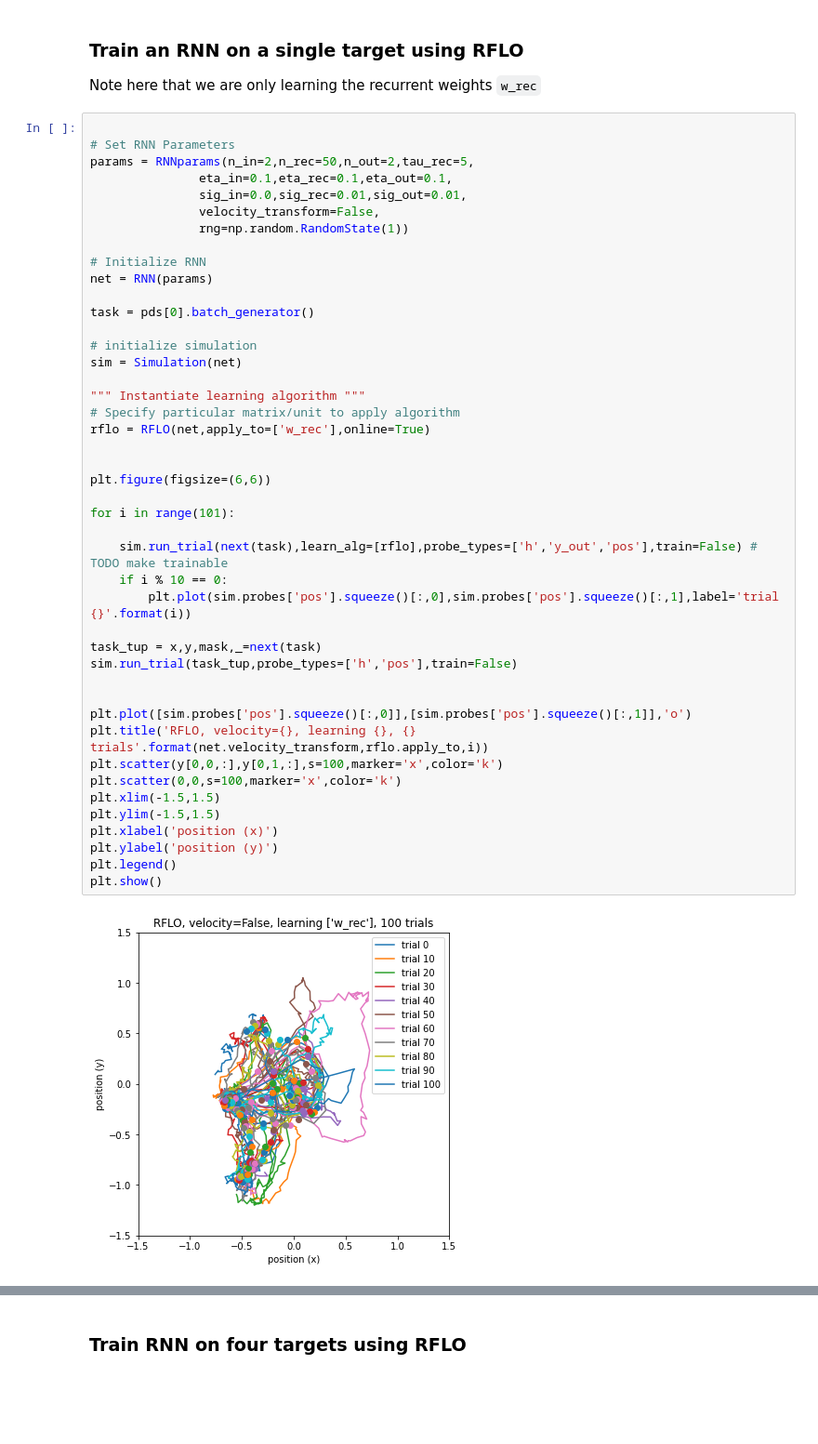
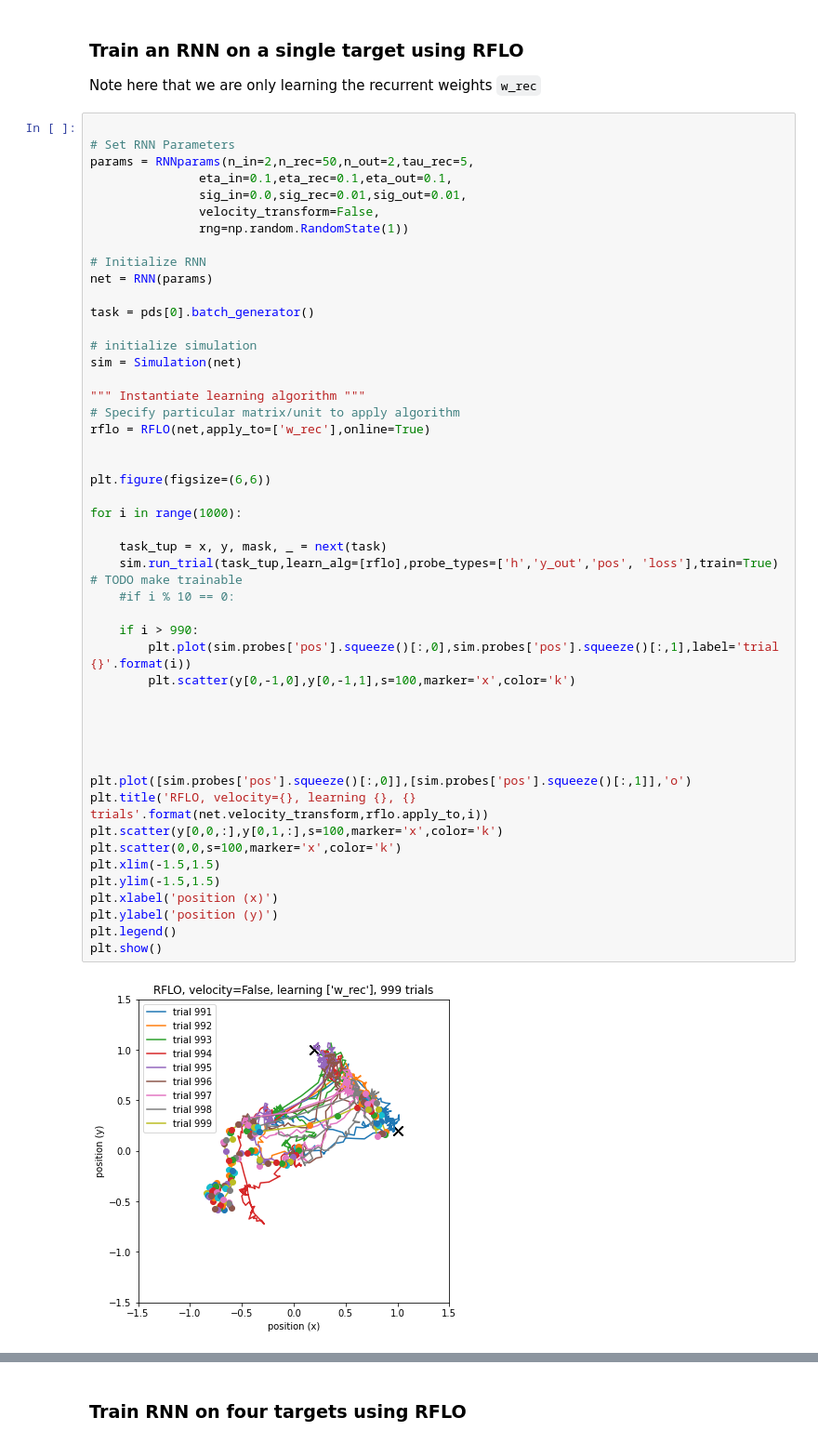
Before and after one commit to jacobfulano/rnn-learning, a Jupyter notebook: psychrnn-testing/Example1-RFLO.ipynb, the cells around one changed output, grey strips where cells are left out. Shown at 93% size. Saved outputs shown, nothing was run; the diff lists cells and outputs as text; blank space fills up the shorter version.

```diff
--- a/psychrnn-testing/Example1-RFLO.ipynb
+++ b/psychrnn-testing/Example1-RFLO.ipynb
@@ -121,36 +124,40 @@ params = RNNparams(n_in=2,n_rec=50,n_out=2,tau_rec=5,
 net = RNN(params)
 
 task = pds[0].batch_generator()
 
 # initialize simulation
 sim = Simulation(net)
 
 """ Instantiate learning algorithm """
 # Specify particular matrix/unit to apply algorithm
 rflo = RFLO(net,apply_to=['w_rec'],online=True)
 
 
 plt.figure(figsize=(6,6))
 
-for i in range(101):
+for i in range(1000):
 
-    sim.run_trial(next(task),learn_alg=[rflo],probe_types=['h','y_out','pos'],train=False) # TODO make trainable
-    if i % 10 == 0:
+    task_tup = x, y, mask, _ = next(task)
+    sim.run_trial(task_tup,learn_alg=[rflo],probe_types=['h','y_out','pos', 'loss'],train=True) # TODO make trainable
+    #if i % 10 == 0:
+
+    if i > 990:
         plt.plot(sim.probes['pos'].squeeze()[:,0],sim.probes['pos'].squeeze()[:,1],label='trial {}'.format(i))
+        plt.scatter(y[0,-1,0],y[0,-1,1],s=100,marker='x',color='k')
 
-task_tup = x,y,mask,_=next(task)
-sim.run_trial(task_tup,probe_types=['h','pos'],train=False)
+
+
 
 
 plt.plot([sim.probes['pos'].squeeze()[:,0]],[sim.probes['pos'].squeeze()[:,1]],'o')
 plt.title('RFLO, velocity={}, learning {}, {} trials'.format(net.velocity_transform,rflo.apply_to,i))
 plt.scatter(y[0,0,:],y[0,1,:],s=100,marker='x',color='k')
 plt.scatter(0,0,s=100,marker='x',color='k')
 plt.xlim(-1.5,1.5)
 plt.ylim(-1.5,1.5)
 plt.xlabel('position (x)')
 plt.ylabel('position (y)')
 plt.legend()
 plt.show()
 # %% [output]
-[figure, old version]
+[figure, new version]
```
Also changed, not shown: parts of 7 cells of this notebook.
